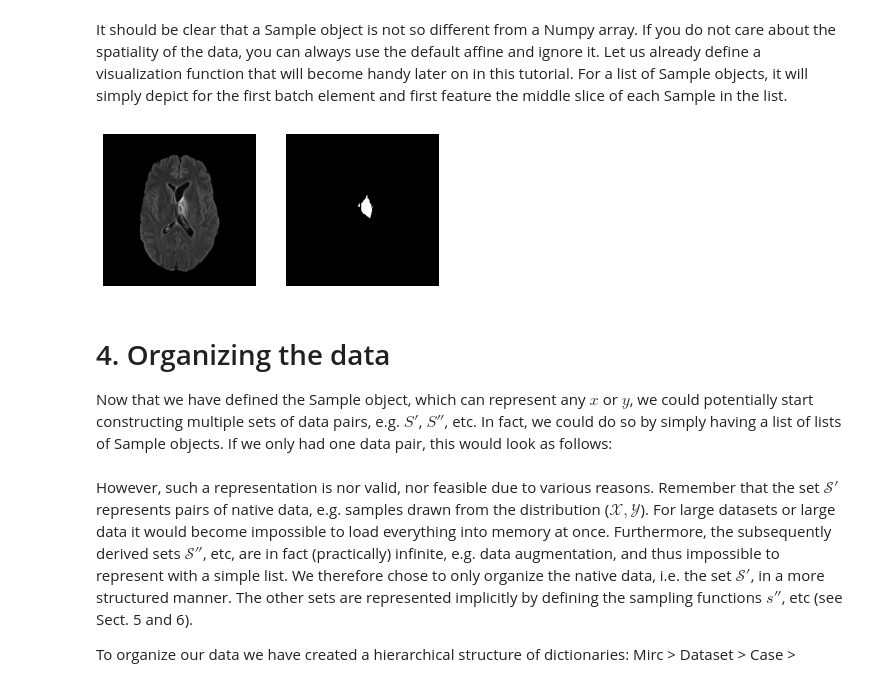
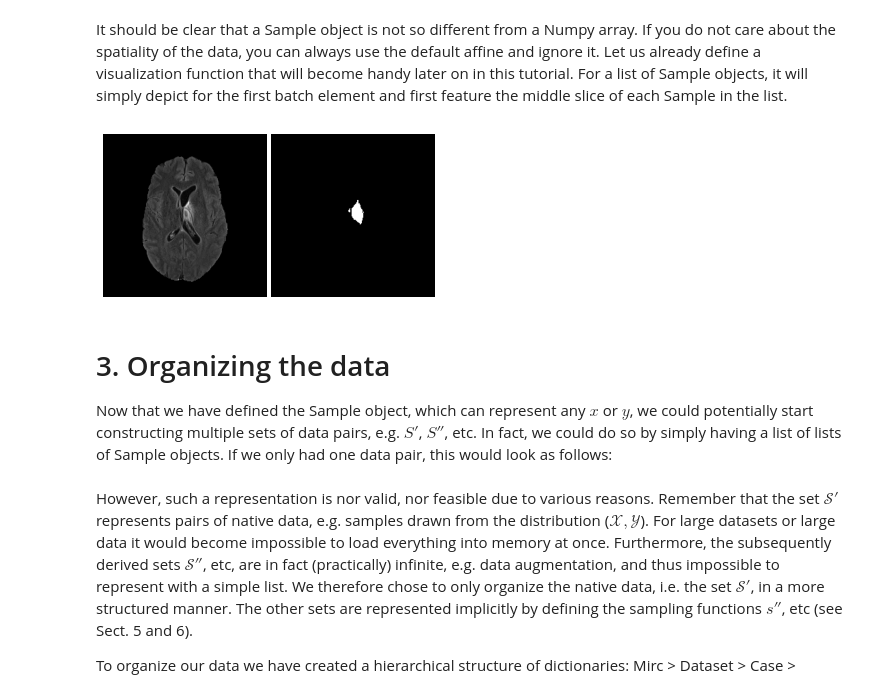
Before and after one commit to JeroenBertels/deepvoxnet2, a Jupyter notebook: demos/deepvoxnet2.ipynb, the cells around one changed output. Cells and saved outputs as stored; diff of their text form; code cells hidden in the pictures.

```diff
--- a/demos/deepvoxnet2.ipynb
+++ b/demos/deepvoxnet2.ipynb
@@ -131,20 +131,21 @@ For a list of Sample objects, it will simply depict for the first batch element
 # %%
 from matplotlib import pyplot as plt
 
 def visualize_list_of_samples(list_of_samples):
     n_cols = len(list_of_samples)
-    fig, axs = plt.subplots(1, n_cols, figsize=(n_cols * 3, 3))
+    fig, axs = plt.subplots(1, n_cols, figsize=(n_cols * 3 * list_of_samples[0].shape[1] / 240, 3 * list_of_samples[0].shape[1] / 240))
     axs = [axs] if n_cols == 1 else axs
     for i, sample in enumerate(list_of_samples):
         axs[i].imshow(sample[0, :, :, sample.shape[3] // 2, 0].T, cmap="gray"), axs[i].axis("off")
 
+    plt.subplots_adjust(wspace=0, hspace=0)
     plt.show()
 
 visualize_list_of_samples((flair_sample, gt_sample))
 # %% [output]
-[figure, old version]
+[figure, new version]
 # %% [markdown]
-# 4. Organizing the data
+# 3. Organizing the data
 Now that we have defined the Sample object, which can represent any $x$ or $y$, we could potentially start constructing multiple sets of data pairs, e.g. $S'$, $S''$, etc.
 In fact, we could do so by simply having a list of lists of Sample objects.
 If we only had one data pair, this would look as follows:
```
Also changed, not shown: parts of 37 cells of this notebook.
